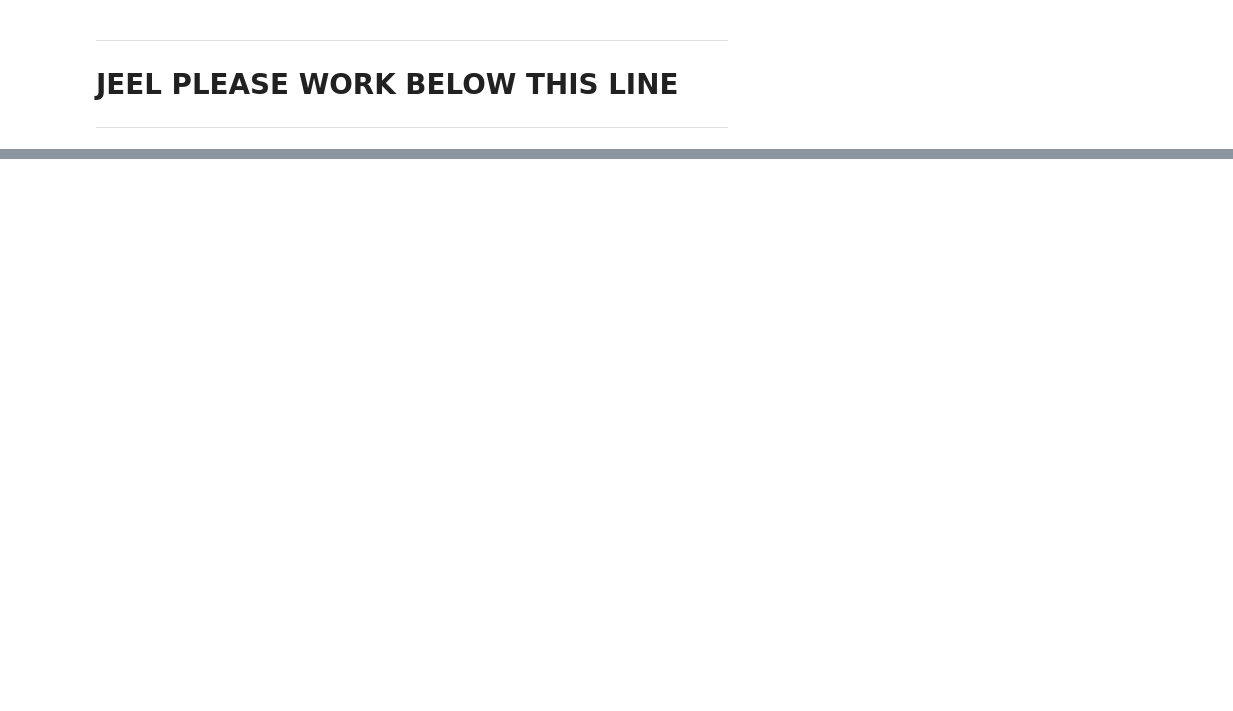
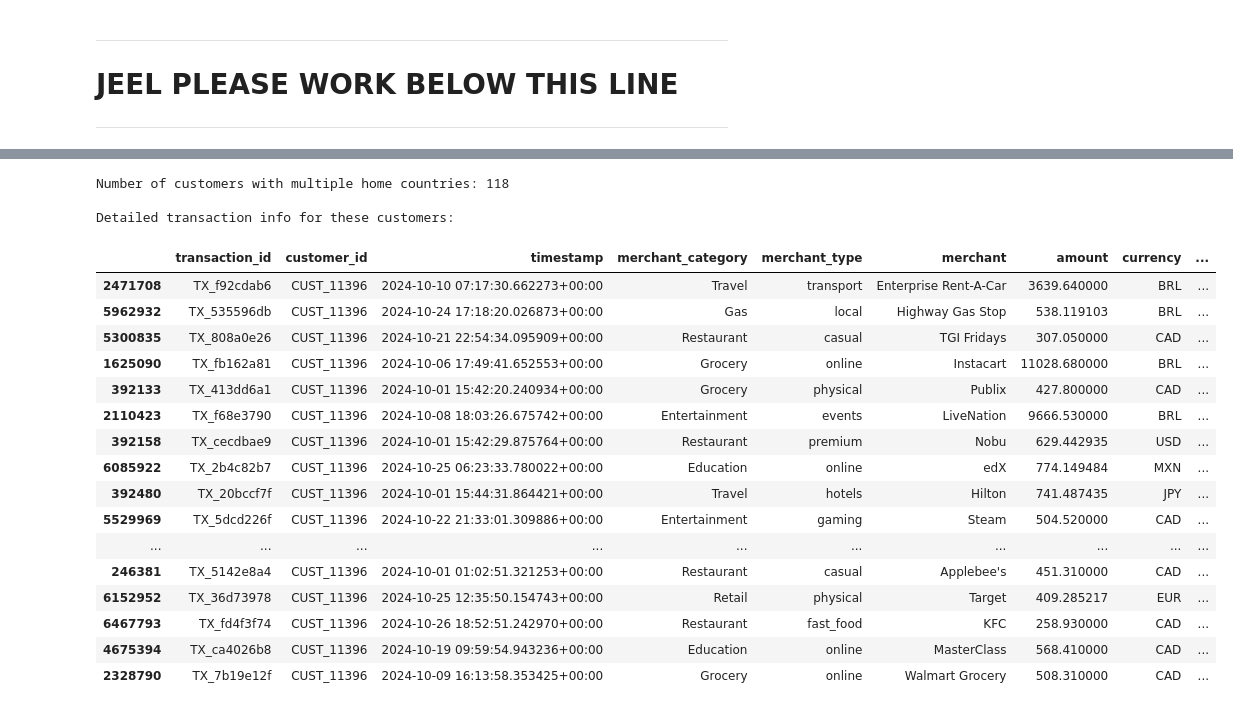
Before and after one commit to jeelfaldu7/Smart-Budget-Planner-Benchmarking-Forecasting-Engine, a Jupyter notebook: Data-Science/notebook.ipynb, the cells around one changed output, grey strips where cells are left out. Drawn from its saved outputs; the diff is of its cells as text; code cells hidden in the pictures; blank space fills up the shorter version.

```diff
--- a/Data-Science/notebook.ipynb
+++ b/Data-Science/notebook.ipynb
@@ -273,0 +308,29 @@ AssertionError: Found 118 users in multiple countries!
+# %%
+multi_country_cust = df_multinat[df_multinat >= 2].index
+
+multinat_df = df_transactions[df_transactions['customer_id'].isin(multi_country_cust)]
+
+print("Number of customers with multiple home countries:", len(multi_country_cust))
+print("\nDetailed transaction info for these customers:")
+display(multinat_df.sort_values('customer_id').head(20))
+# %% [output]
+Number of customers with multiple home countries: 118
+
+Detailed transaction info for these customers:
+|  | transaction_id | customer_id | timestamp | merchant_category | merchant_type | merchant | amount | currency | ... |
+| 2471708 | TX_f92cdab6 | CUST_11396 | 2024-10-10 07:17:30.662273+00:00 | Travel | transport | Enterprise Rent-A-Car | 3639.640000 | BRL | ... |
+| 5962932 | TX_535596db | CUST_11396 | 2024-10-24 17:18:20.026873+00:00 | Gas | local | Highway Gas Stop | 538.119103 | BRL | ... |
+| 5300835 | TX_808a0e26 | CUST_11396 | 2024-10-21 22:54:34.095909+00:00 | Restaurant | casual | TGI Fridays | 307.050000 | CAD | ... |
+| 1625090 | TX_fb162a81 | CUST_11396 | 2024-10-06 17:49:41.652553+00:00 | Grocery | online | Instacart | 11028.680000 | BRL | ... |
+| 392133 | TX_413dd6a1 | CUST_11396 | 2024-10-01 15:42:20.240934+00:00 | Grocery | physical | Publix | 427.800000 | CAD | ... |
+| 2110423 | TX_f68e3790 | CUST_11396 | 2024-10-08 18:03:26.675742+00:00 | Entertainment | events | LiveNation | 9666.530000 | BRL | ... |
+| 392158 | TX_cecdbae9 | CUST_11396 | 2024-10-01 15:42:29.875764+00:00 | Restaurant | premium | Nobu | 629.442935 | USD | ... |
+| 6085922 | TX_2b4c82b7 | CUST_11396 | 2024-10-25 06:23:33.780022+00:00 | Education | online | edX | 774.149484 | MXN | ... |
+| 392480 | TX_20bccf7f | CUST_11396 | 2024-10-01 15:44:31.864421+00:00 | Travel | hotels | Hilton | 741.487435 | JPY | ... |
+| 5529969 | TX_5dcd226f | CUST_11396 | 2024-10-22 21:33:01.309886+00:00 | Entertainment | gaming | Steam | 504.520000 | CAD | ... |
+| ... | ... | ... | ... | ... | ... | ... | ... | ... | ... |
+| 246381 | TX_5142e8a4 | CUST_11396 | 2024-10-01 01:02:51.321253+00:00 | Restaurant | casual | Applebee's | 451.310000 | CAD | ... |
+| 6152952 | TX_36d73978 | CUST_11396 | 2024-10-25 12:35:50.154743+00:00 | Retail | physical | Target | 409.285217 | EUR | ... |
+| 6467793 | TX_fd4f3f74 | CUST_11396 | 2024-10-26 18:52:51.242970+00:00 | Restaurant | fast_food | KFC | 258.930000 | CAD | ... |
+| 4675394 | TX_ca4026b8 | CUST_11396 | 2024-10-19 09:59:54.943236+00:00 | Education | online | MasterClass | 568.410000 | CAD | ... |
+| 2328790 | TX_7b19e12f | CUST_11396 | 2024-10-09 16:13:58.353425+00:00 | Grocery | online | Walmart Grocery | 508.310000 | CAD | ... |
```
Also changed, not shown: parts of 30 cells of this notebook.
